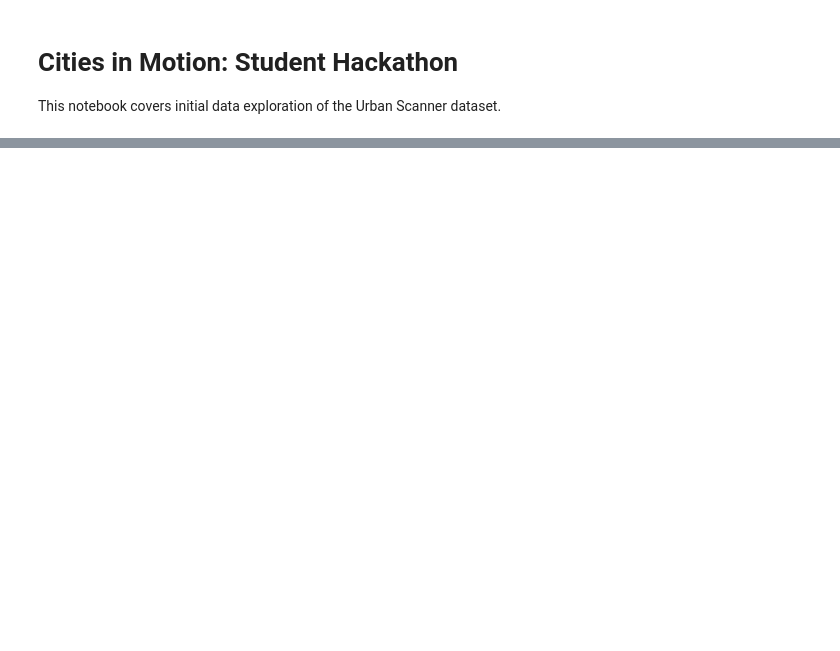
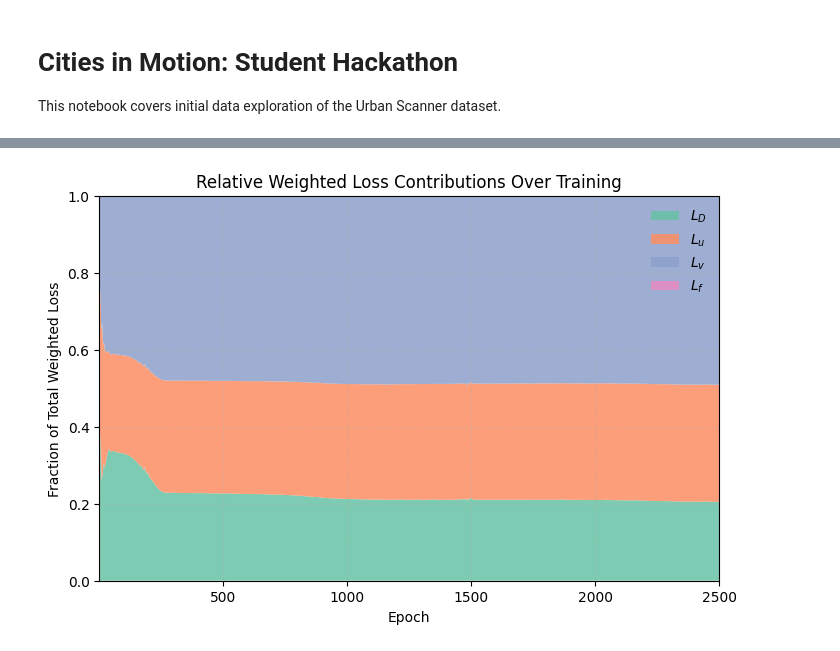
Before and after one commit to isalva2/CIM_UrbanScanner, a Jupyter notebook: notebooks/isaac_dataloader.ipynb, the cells around one changed output, grey strips where cells are left out. Drawn from its saved outputs; the diff is of its cells as text; code cells hidden in the pictures; blank space fills up the shorter version.

```diff
--- a/notebooks/isaac_dataloader.ipynb
+++ b/notebooks/isaac_dataloader.ipynb
@@ -49,0 +74,52 @@ Columns: ['r3_key', 'x_meter', 'y_meter', 'hour', 'NO2', 'wind_x', 'wind_y', 'S'
+# %%
+import matplotlib.pyplot as plt
+
+def plot_loss_contributions(history, save_path=None, show=True):
+    """
+    Plot the relative weighted contribution of each loss component per epoch.
+
+    Args:
+        history (dict): Training history containing "contrib_D", "contrib_u", "contrib_v", "contrib_f".
+        save_path (str, optional): Path to save the figure (e.g., 'plots/contribs.png').
+        show (bool): Whether to display the plot interactively.
+    """
+
+    # --- Safety check ---
+    required_keys = ["contrib_D", "contrib_u", "contrib_v", "contrib_f"]
+    if not all(k in history for k in required_keys):
+        raise ValueError(f"History must contain {required_keys} to plot loss contributions.")
+
+    epochs = np.arange(1, len(history["contrib_D"]) + 1)
+
+    contribs = np.array([
+        history["contrib_D"],
+        history["contrib_u"],
+        history["contrib_v"],
+        history["contrib_f"],
+    ])
+
+    labels = [r"$L_D$", r"$L_u$", r"$L_v$", r"$L_f$"]
+    colors = ["#66c2a5", "#fc8d62", "#8da0cb", "#e78ac3"]
+
+    plt.figure(figsize=(8, 5))
+    plt.stackplot(epochs, contribs, labels=labels, colors=colors, alpha=0.85)
+    plt.legend(loc="upper right", frameon=False)
+    plt.title("Relative Weighted Loss Contributions Over Training")
+    plt.xlabel("Epoch")
+    plt.ylabel("Fraction of Total Weighted Loss")
+    plt.xlim(1, len(epochs))
+    plt.ylim(0, 1)
+    plt.grid(alpha=0.3, linestyle="--")
+
+    if save_path is not None:
+        plt.savefig(save_path, bbox_inches="tight", dpi=300)
+
+    if show:
+        plt.show()
+    else:
+        plt.close()
+
+
+plot_loss_contributions(history)
+# %% [output]
+[figure, added]
```
Also changed, not shown: parts of 4 cells of this notebook, 4 other files.
